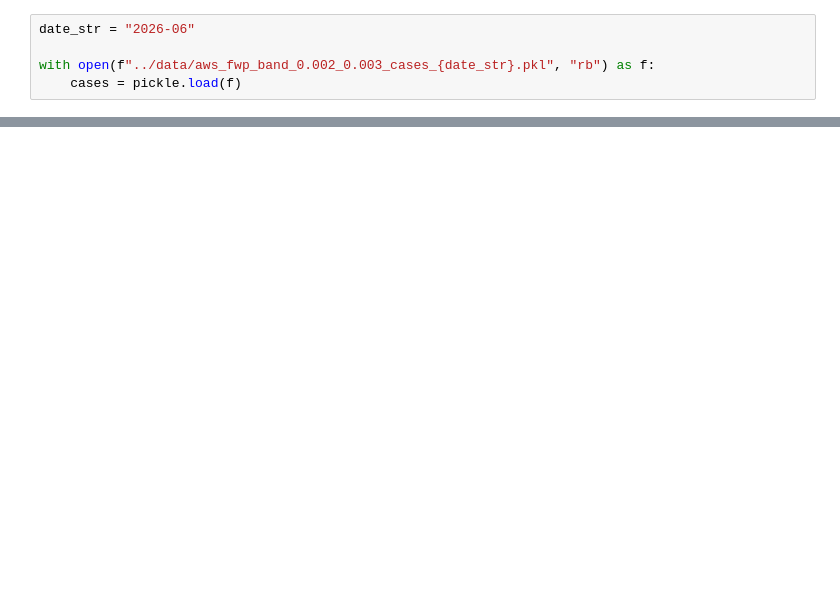
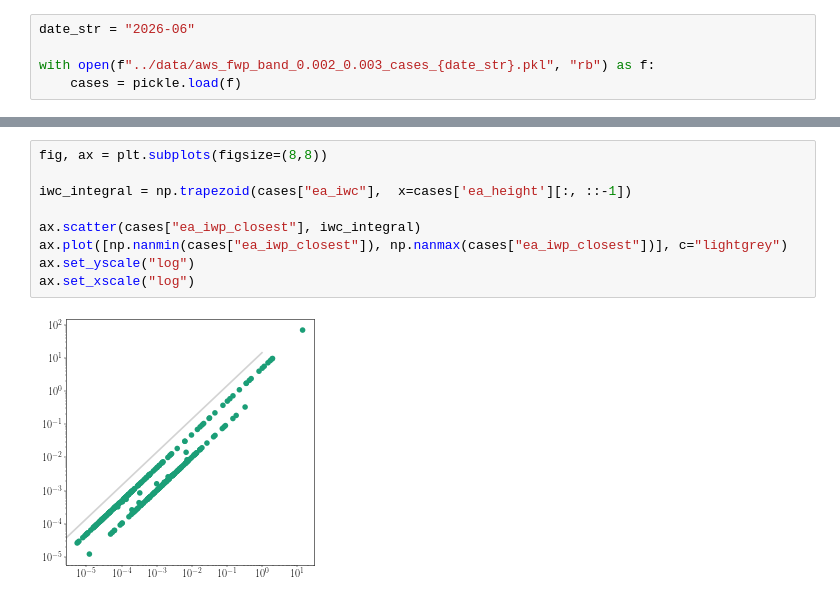
Before and after one commit to elliemay481/AWS_Arctic, a Jupyter notebook: notebooks/inspect_aws_fwp_band.ipynb, the cells around one changed output, grey strips where cells are left out. Saved outputs shown, nothing was run; the diff lists cells and outputs as text; blank space fills up the shorter version.

```diff
--- a/notebooks/inspect_aws_fwp_band.ipynb
+++ b/notebooks/inspect_aws_fwp_band.ipynb
@@ -104,3 +105,14 @@ Text(0.5, 1.0, 'Cases with 0.002 <= AWS FWP < 0.003 kg m$^{-2}$ (n=5508)')
+# %%
+fig, ax = plt.subplots(figsize=(8,8))
+
+iwc_integral = np.trapezoid(cases["ea_iwc"],  x=cases['ea_height'][:, ::-1])
+
+ax.scatter(cases["ea_iwp_closest"], iwc_integral)
+ax.plot([np.nanmin(cases["ea_iwp_closest"]), np.nanmax(cases["ea_iwp_closest"])], c="lightgrey")
+ax.set_yscale("log")
+ax.set_xscale("log")
+# %% [output]
+[figure, added]
 # %%
 # ============================================================
 # SURFACE TYPES
```
Also changed, not shown: parts of 12 cells of this notebook, 40 other files.
